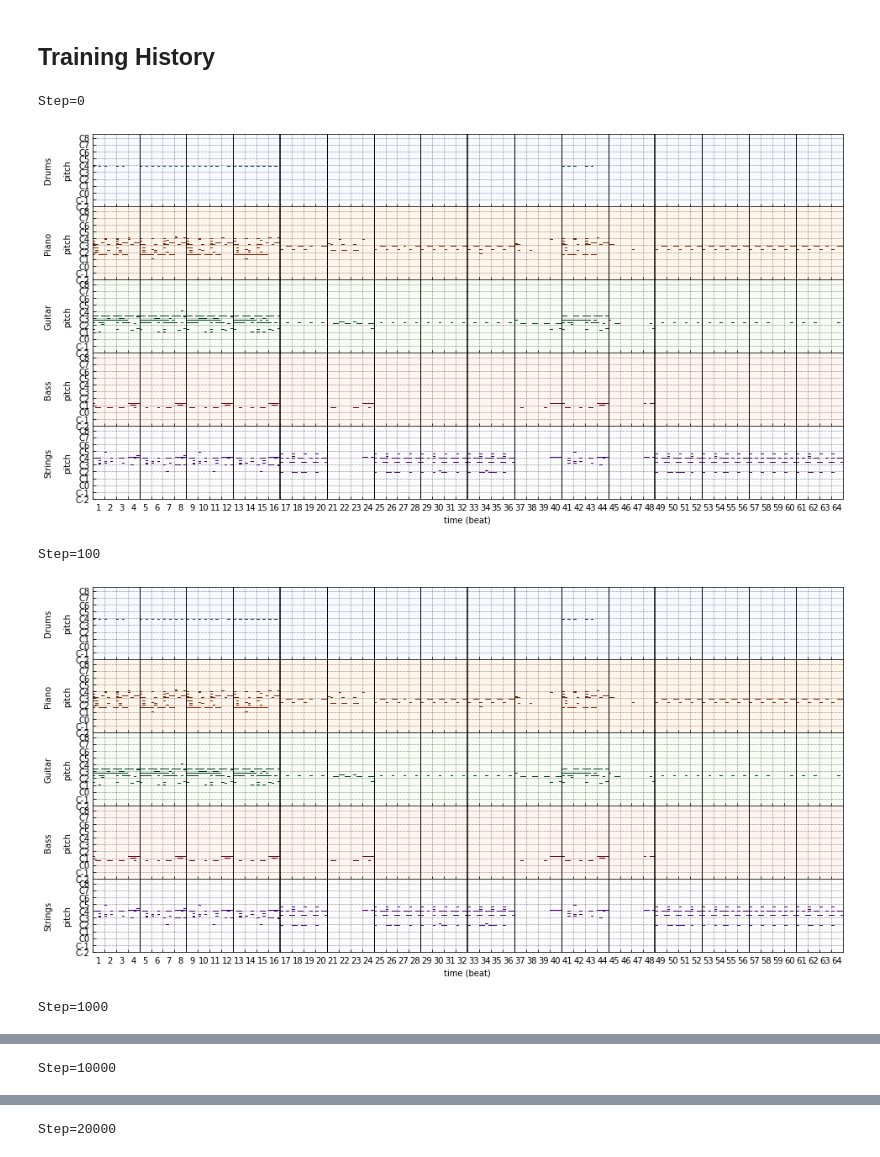
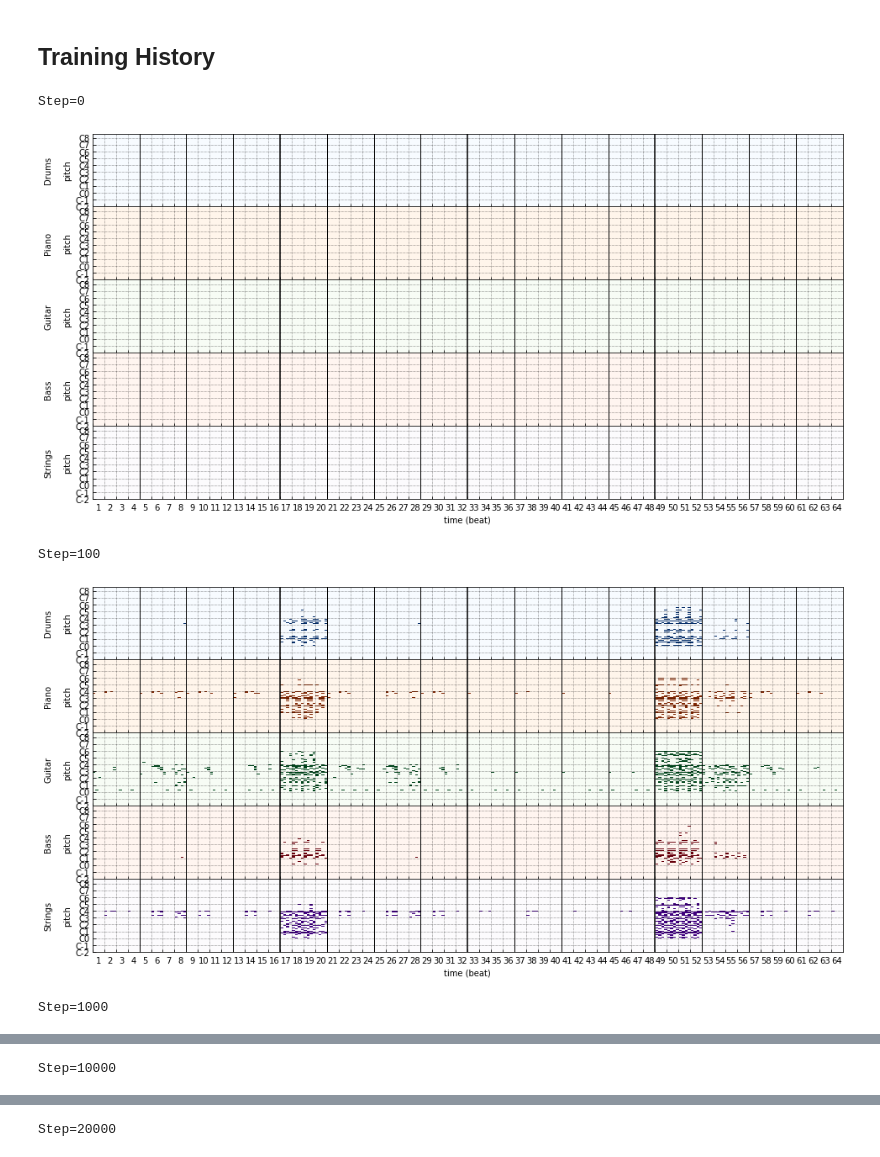
Before and after one commit to salu133445/ismir2019tutorial, a Jupyter notebook: musegan.ipynb, the cells around one changed output, grey strips where cells are left out. Cells and saved outputs as stored; diff of their text form; code cells hidden in the pictures.

Commit message:
Update plots for history samples

```diff
--- a/musegan.ipynb
+++ b/musegan.ipynb
@@ -518,37 +518,38 @@ while step < n_steps + 1:
 steps = [0, sample_interval, 10 * sample_interval, 100 * sample_interval, n_steps]
 for step in steps:
     print(f"Step={step}")
+    samples = history_samples[step].transpose(1, 0, 2, 3).reshape(n_tracks, -1, n_pitches)
     tracks = []
     for idx, (program, is_drum, track_name) in enumerate(zip(programs, is_drums, track_names)):
         pianoroll = np.pad(
             samples[idx] > 0.5,
             ((0, 0), (lowest_pitch, 128 - lowest_pitch - n_pitches))
         )
         tracks.append(
             Track(
                 name=track_name,
                 program=program,
                 is_drum=is_drum,
                 pianoroll=pianoroll,
             )
         )
     m = Multitrack(tracks=tracks, tempo=tempo_array, resolution=beat_resolution)
     axs = m.plot()
     for ax in axs:
         for x in range(
             measure_resolution,
             4 * measure_resolution * n_measures,
             measure_resolution
         ):
             if x % (measure_resolution * 4) == 0:
                 ax.axvline(x - 0.5, color='k')
             else:
                 ax.axvline(x - 0.5, color='k', linestyle='-', linewidth=1)
     plt.gcf().set_size_inches((16, 8))
     plt.show()
 # %% [output]
 Step=0
-[figure, old version]
+[figure, new version]
 Step=100
-[figure, old version]
+[figure, new version]
 Step=1000
```
Also changed, not shown: parts of 1 cell of this notebook.
